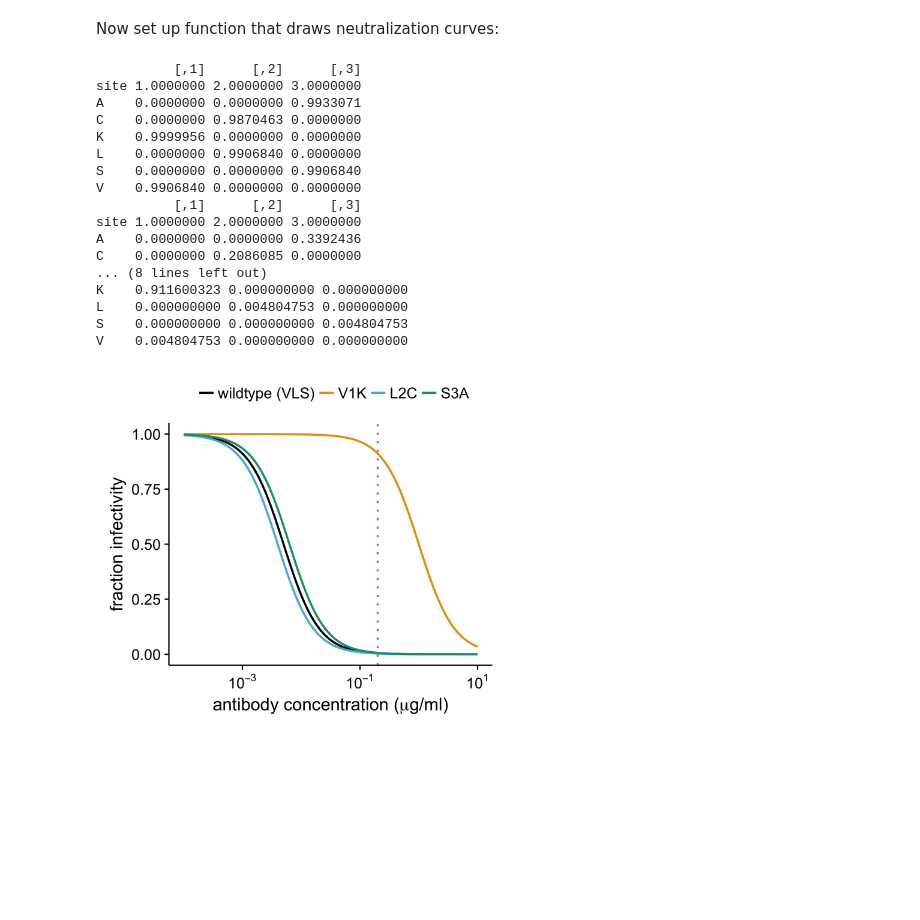
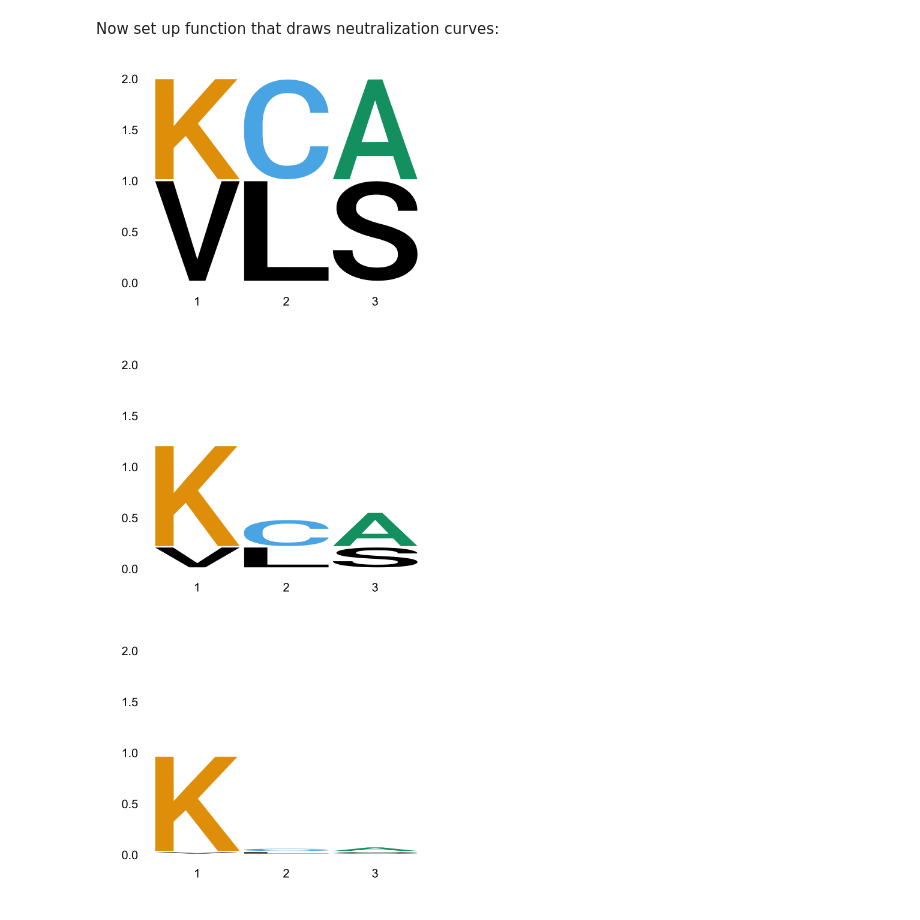
Before and after one commit to jbloomlab/HA_antibody_ease_of_escape, a Jupyter notebook: paper/figs/fracsurvive_example/fracsurvive_example.ipynb, the cells around one changed output. Drawn from its saved outputs; the diff is of its cells as text; code cells hidden in the pictures; blank space fills up the shorter version.

```diff
--- a/paper/figs/fracsurvive_example/fracsurvive_example.ipynb
+++ b/paper/figs/fracsurvive_example/fracsurvive_example.ipynb
@@ -84,7 +84,8 @@ Now set up function that draws neutralization curves:
 #' @param ic50s vector of IC50 values
 #' @param seqs vector seqs for each variant, first one is wildtype
 #' @param conc vector of concentrations at which to draw vertical lines
-plotcurvesandlogo <- function(variants, ic50s, seqs, conc) {
+#' @param colscheme color scheme for logo plot
+plotcurvesandlogo <- function(variants, ic50s, seqs, conc, colscheme) {
   # dataframe giving fraction survive for each antibody at each concentration
   wtseq <- seqs[[1]]
   sites <- seq(1, nchar(wtseq))
@@ -98,10 +99,10 @@ plotcurvesandlogo <- function(variants, ic50s, seqs, conc) {
       wt=str_sub(wtseq, site, site))
 
   # neutralization curve plots
-  p.list <- lapply(conc,
+  p.neut <- lapply(conc,
     function(concline) {
       ggplot(neutdata, aes(x=c, y=fracsurvive, color=variant)) +
-        geom_line(size=0.8) +
+        geom_line(size=0.7) +
         ylab('fraction infectivity') +
         scale_x_log10(expression(paste('antibody concentration (', mu, 'g/ml)')),
           labels=fancy_scientific) +
@@ -113,7 +114,7 @@ plotcurvesandlogo <- function(variants, ic50s, seqs, conc) {
     )
 
   # plot sequence logo
-  lapply(conc,
+  p.logo <- lapply(conc,
     function (concline) {
       # create matrix with frac surviving data
       mat <- neutdata %>%
@@ -121,40 +122,36 @@ plotcurvesandlogo <- function(variants, ic50s, seqs, conc) {
         filter((wt != aa) | (seq == wtseq)) %>%
         dcast(site ~ aa, value.var='fracsurvive', fill=0) %>%
         as.matrix %>%
-        t %>%
-        print
+        t
+      # make logo plots
+      ggseqlogo(mat, method='custom', col_scheme=colscheme) +
+        scale_y_continuous(limits=c(0, 2))
     }
     )
 
-  return(p.list)
+  return(p.logo)
 }
 # %%
 variants <- c('wildtype (VLS)', 'V1K', 'L2C', 'S3A')
 seqs <- c('VLS', 'KLS', 'VCS', 'VLA')
 
+# color scheme for logo plots
+colscheme <- make_col_scheme(
+  chars=c('V', 'L', 'S', 'K', 'C', 'A'),
+  cols=c(cbbPalette[[1]], cbbPalette[[1]], cbbPalette[[1]],
+    cbbPalette[[2]], cbbPalette[[3]], cbbPalette[[4]]))
+
 p <- plotcurvesandlogo(
     variants=variants,
-    ic50s=c(-2.3, 0, -2.4, -2.2),
+    ic50s=c(-2.1, -0.2, -2, -1.9),
     seqs=seqs,
-    conc=c(2e-4, 1e-2, 2e-1))
+    conc=c(2e-4, 2e-2, 1e-1),
+    colscheme=colscheme)
 
-saveShowPlot(p[[3]], width=4.5, height=4)
+saveShowPlot(p[[1]], width=3.8, height=3)
+saveShowPlot(p[[2]], width=3.8, height=3)
+saveShowPlot(p[[3]], width=3.8, height=3)
 # %% [output]
-          [,1]      [,2]      [,3]
-site 1.0000000 2.0000000 3.0000000
-A    0.0000000 0.0000000 0.9933071
-C    0.0000000 0.9870463 0.0000000
-K    0.9999956 0.0000000 0.0000000
-L    0.0000000 0.9906840 0.0000000
-S    0.0000000 0.0000000 0.9906840
-V    0.9906840 0.0000000 0.0000000
-          [,1]      [,2]      [,3]
-site 1.0000000 2.0000000 3.0000000
-A    0.0000000 0.0000000 0.3392436
-C    0.0000000 0.2086085 0.0000000
-... (8 lines left out)
-K    0.911600323 0.000000000 0.000000000
-L    0.000000000 0.004804753 0.000000000
-S    0.000000000 0.000000000 0.004804753
-V    0.004804753 0.000000000 0.000000000
-[figure, old version]
+[figure, new version]
+[figure, added]
+[figure, added]
```
Also changed, not shown: parts of 1 cell of this notebook.
